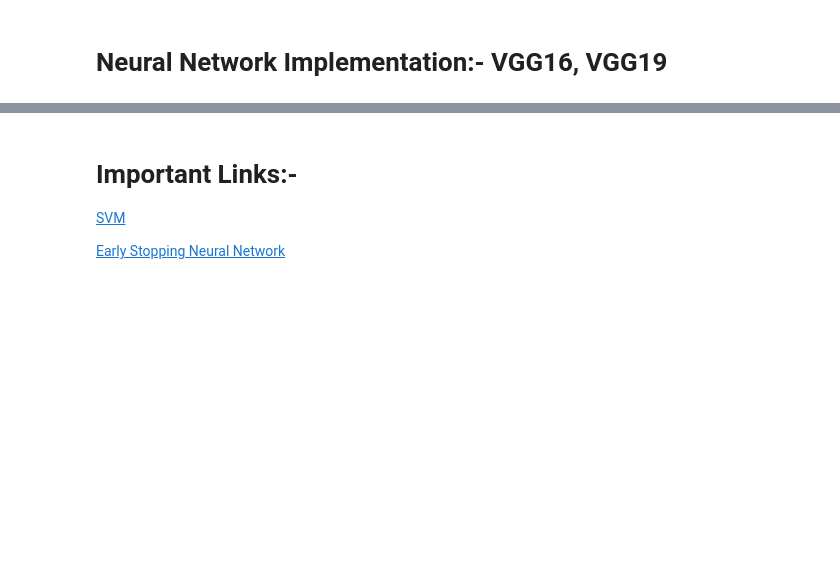
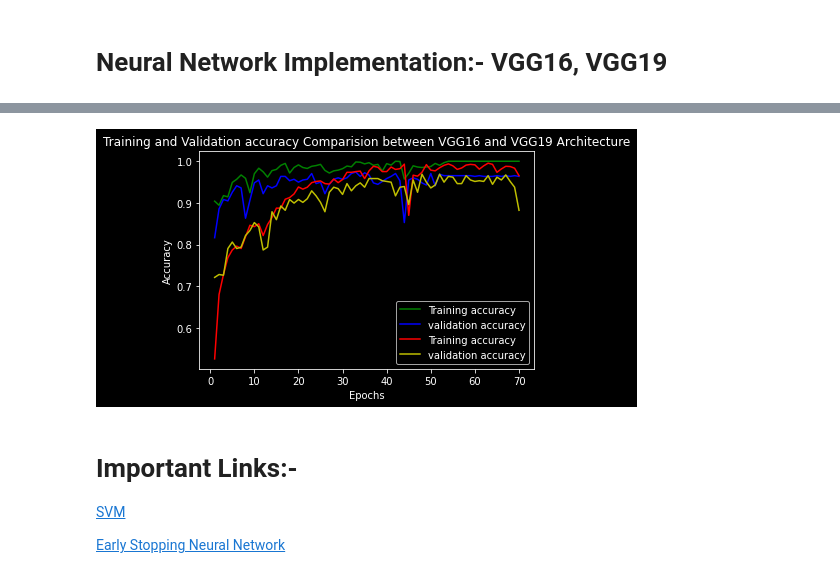
Before and after one commit to premanshsharma/Brain-Tumor-Detection, a Jupyter notebook: Brain_Tumor_Detection.ipynb, the cells around one changed output, grey strips where cells are left out. Cells and saved outputs as stored; diff of their text form; code cells hidden in the pictures; blank space fills up the shorter version.

```diff
--- a/Brain_Tumor_Detection.ipynb
+++ b/Brain_Tumor_Detection.ipynb
@@ -295,18 +346,20 @@ print("test loss, test acc:", results2)
 # %%
 loss_train1 = history1.history['accuracy']
 loss_val1 = history1.history['val_accuracy']
-epochs = range(1,101)
+epochs = range(1,71)
 plt.plot(epochs, loss_train1, 'g', label='Training accuracy')
 plt.plot(epochs, loss_val1, 'b', label='validation accuracy')
 plt.xlabel('Epochs')
 plt.ylabel('Accuracy')
 loss_train2 = history2.history['accuracy']
 loss_val2 = history2.history['val_accuracy']
 plt.plot(epochs, loss_train2, 'r', label='Training accuracy')
 plt.plot(epochs, loss_val2, 'y', label='validation accuracy')
 plt.title('Training and Validation accuracy Comparision between VGG16 and VGG19 Architecture')
 plt.legend()
 plt.show()
+# %% [output]
+[figure, added]
 # %%
 def load_weights(var_list, weights_file):
     with open(weights_file, "rb") as fp:
```
Also changed, not shown: parts of 14 cells of this notebook.
